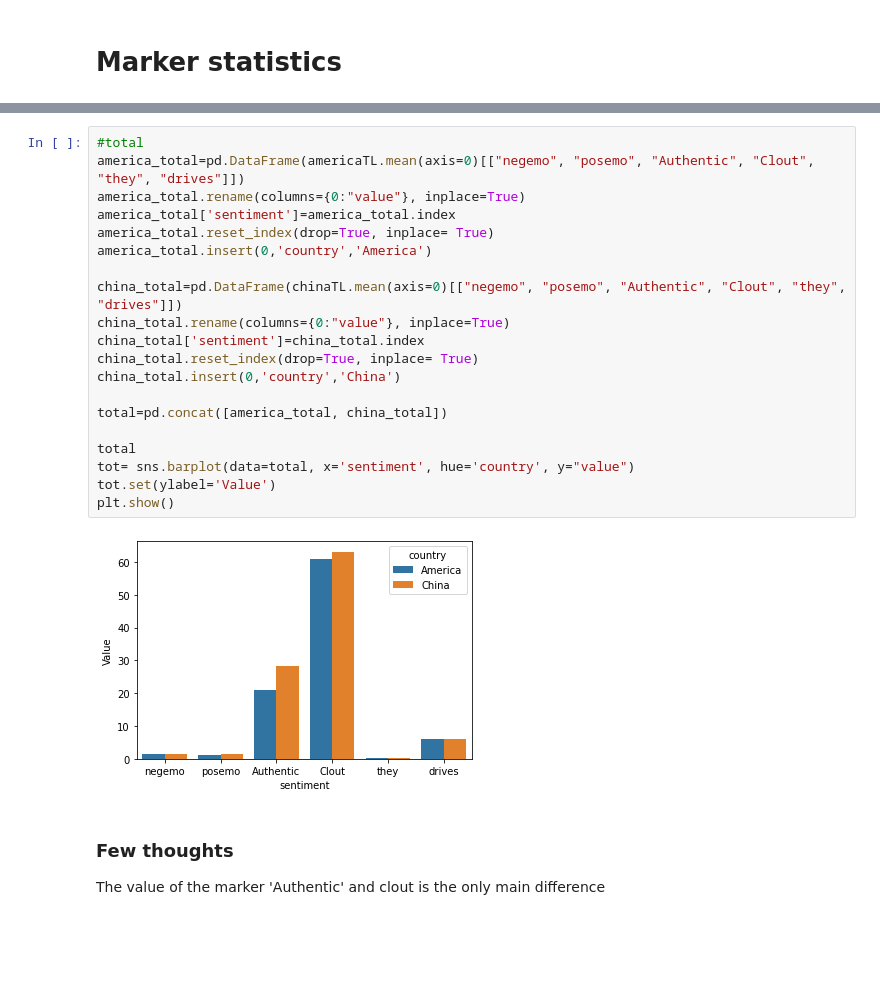
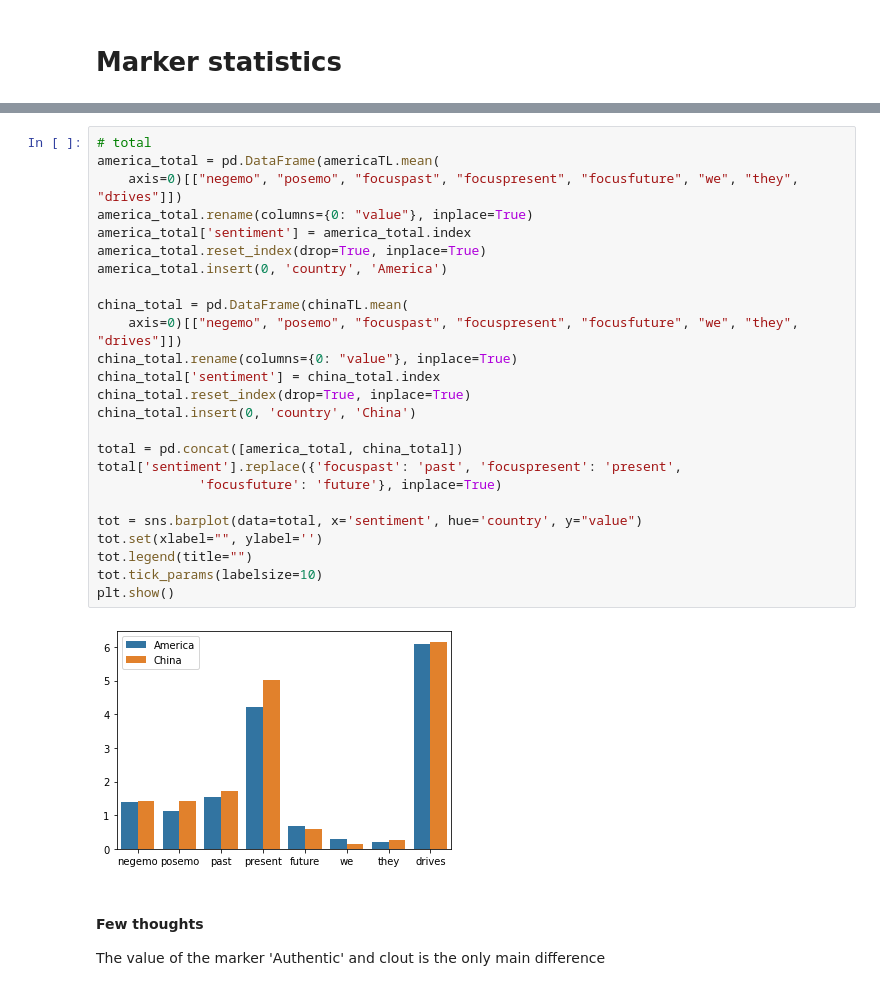
Before and after one commit to silviapoletti/Covid19-related-tweets-Network-Analysis, a Jupyter notebook: src/sentiment_analysis/statistics.ipynb, the cells around one changed output, grey strips where cells are left out. Cells and saved outputs as stored; diff of their text form; blank space fills up the shorter version.

Commit message:
added some plots to search for correlation between markers

```diff
--- a/src/sentiment_analysis/statistics.ipynb
+++ b/src/sentiment_analysis/statistics.ipynb
@@ -155,25 +167,30 @@ tips
 # %%
-#total
-america_total=pd.DataFrame(americaTL.mean(axis=0)[["negemo", "posemo", "Authentic", "Clout", "they", "drives"]])
-america_total.rename(columns={0:"value"}, inplace=True)
-america_total['sentiment']=america_total.index
-america_total.reset_index(drop=True, inplace= True)
-america_total.insert(0,'country','America')
+# total
+america_total = pd.DataFrame(americaTL.mean(
+    axis=0)[["negemo", "posemo", "focuspast", "focuspresent", "focusfuture", "we", "they", "drives"]])
+america_total.rename(columns={0: "value"}, inplace=True)
+america_total['sentiment'] = america_total.index
+america_total.reset_index(drop=True, inplace=True)
+america_total.insert(0, 'country', 'America')
 
-china_total=pd.DataFrame(chinaTL.mean(axis=0)[["negemo", "posemo", "Authentic", "Clout", "they", "drives"]])
-china_total.rename(columns={0:"value"}, inplace=True)
-china_total['sentiment']=china_total.index
-china_total.reset_index(drop=True, inplace= True)
-china_total.insert(0,'country','China')
+china_total = pd.DataFrame(chinaTL.mean(
+    axis=0)[["negemo", "posemo", "focuspast", "focuspresent", "focusfuture", "we", "they", "drives"]])
+china_total.rename(columns={0: "value"}, inplace=True)
+china_total['sentiment'] = china_total.index
+china_total.reset_index(drop=True, inplace=True)
+china_total.insert(0, 'country', 'China')
 
-total=pd.concat([america_total, china_total])
+total = pd.concat([america_total, china_total])
+total['sentiment'].replace({'focuspast': 'past', 'focuspresent': 'present',
+             'focusfuture': 'future'}, inplace=True)
 
-total
-tot= sns.barplot(data=total, x='sentiment', hue='country', y="value")
-tot.set(ylabel='Value')
+tot = sns.barplot(data=total, x='sentiment', hue='country', y="value")
+tot.set(xlabel="", ylabel='')
+tot.legend(title="")
+tot.tick_params(labelsize=10)
 plt.show()
 # %% [output]
-[figure, old version]
+[figure, new version]
 # %% [markdown]
-### Few thoughts
+#### Few thoughts
 The value of the marker 'Authentic' and clout is the only main difference
```
Also changed, not shown: parts of 30 cells of this notebook.
